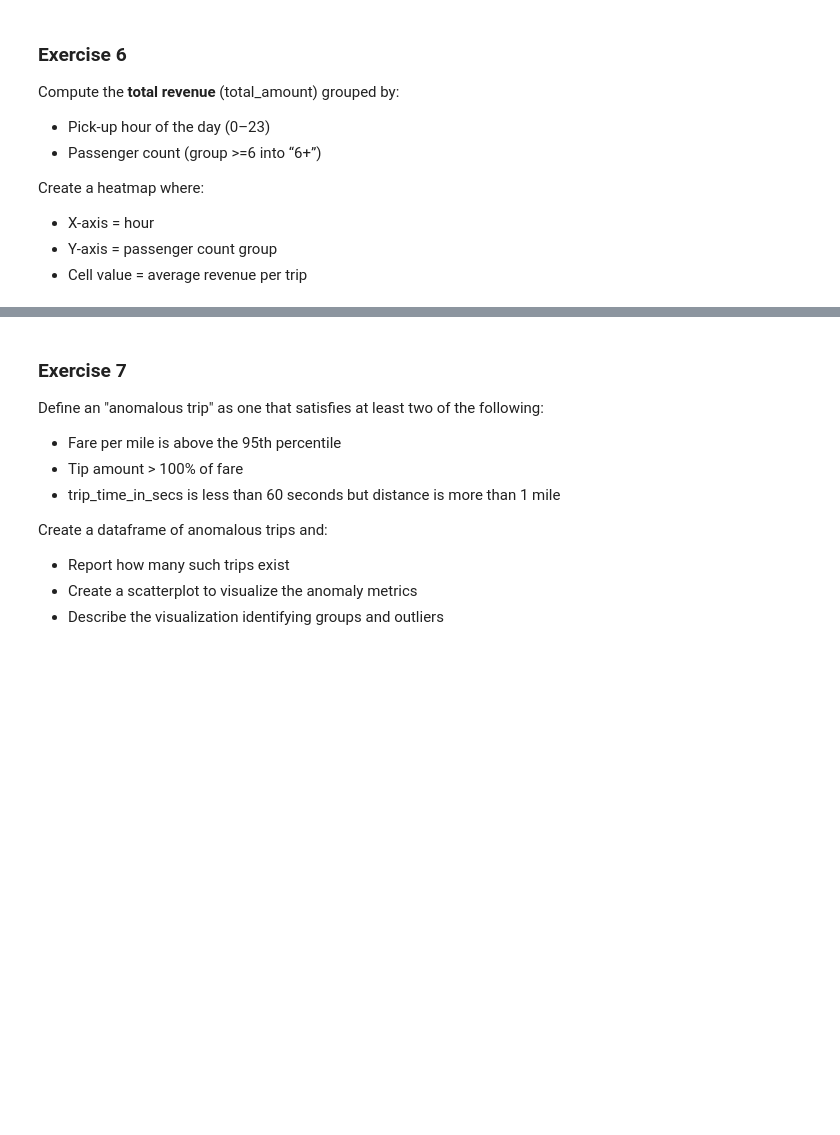
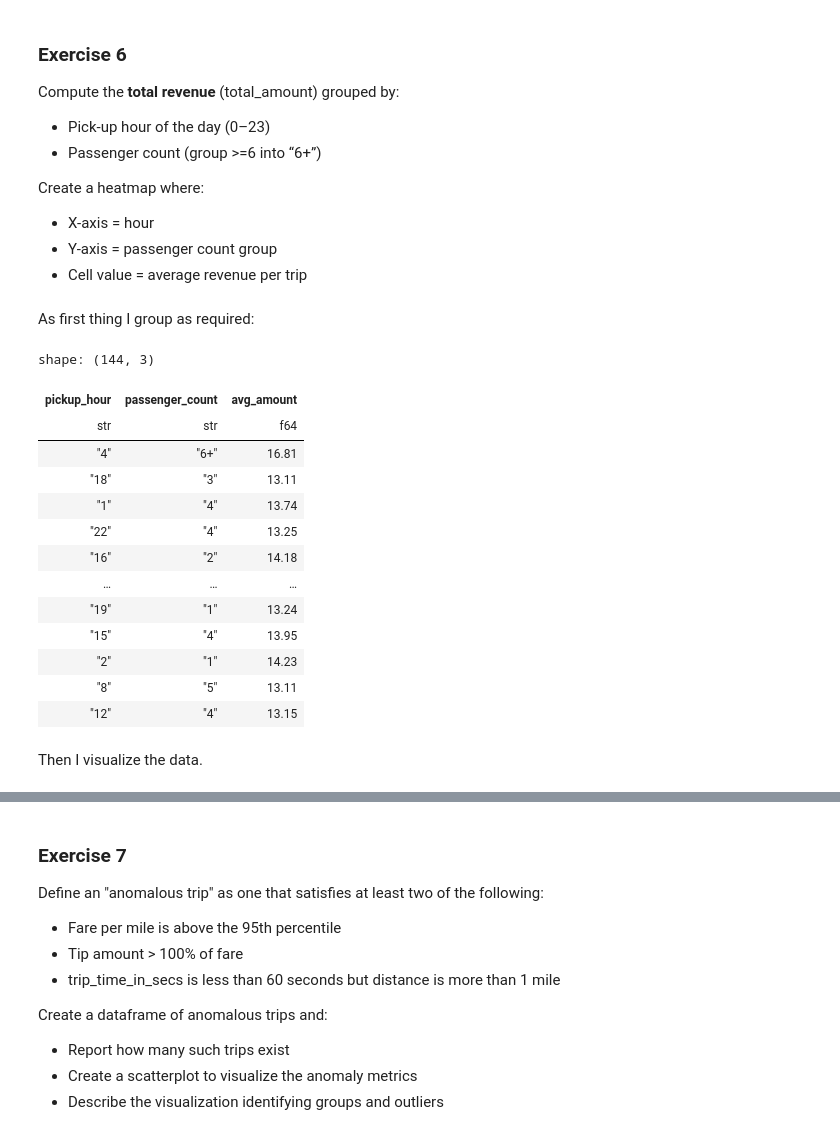
Before and after one commit to MattiaBiancini/Visual-Analytics, a Jupyter notebook: Assignment3/Assignment3.ipynb, the cells around one changed output, grey strips where cells are left out. Saved outputs shown, nothing was run; the diff lists cells and outputs as text; code cells hidden in the pictures; blank space fills up the shorter version.

```diff
--- a/Assignment3/Assignment3.ipynb
+++ b/Assignment3/Assignment3.ipynb
@@ -492,3 +475,37 @@ Create a heatmap where:
 - X-axis = hour
 - Y-axis = passenger count group
 - Cell value = average revenue per trip
+# %% [markdown]
+As first thing I group as required:
+# %%
+trip_polar_group = trip_polar_filtered \
+    .with_columns([
+        pl.when(pl.col('passenger_count') < 6)
+          .then(pl.col('passenger_count').cast(pl.Utf8))  # convert to string for consistency
+          .otherwise(pl.lit("6+"))
+          .alias('passenger_count'),
+        pl.col('pickup_datetime').dt.hour().cast(pl.Utf8).alias('pickup_hour')
+    ]) \
+    .group_by(['pickup_hour', 'passenger_count']) \
+    .agg(
+        pl.col('total_amount').mean().round(2).alias('avg_amount')
+    )
+
+trip_polar_group
+# %% [output]
+shape: (144, 3)
+| pickup_hour | passenger_count | avg_amount |
+| str | str | f64 |
+| "4" | "6+" | 16.81 |
+| "18" | "3" | 13.11 |
+| "1" | "4" | 13.74 |
+| "22" | "4" | 13.25 |
+| "16" | "2" | 14.18 |
+| … | … | … |
+| "19" | "1" | 13.24 |
+| "15" | "4" | 13.95 |
+| "2" | "1" | 14.23 |
+| "8" | "5" | 13.11 |
+| "12" | "4" | 13.15 |
+# %% [markdown]
+Then I visualize the data.
```
Also changed, not shown: parts of 31 cells of this notebook.
